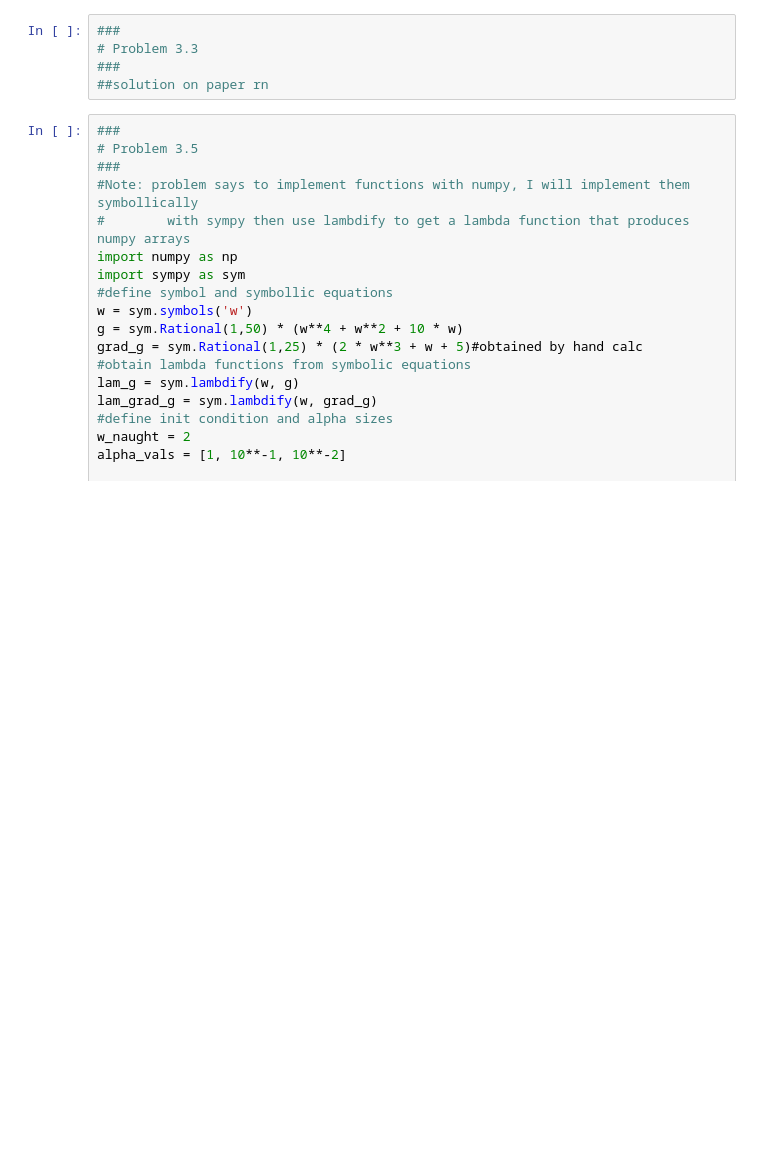
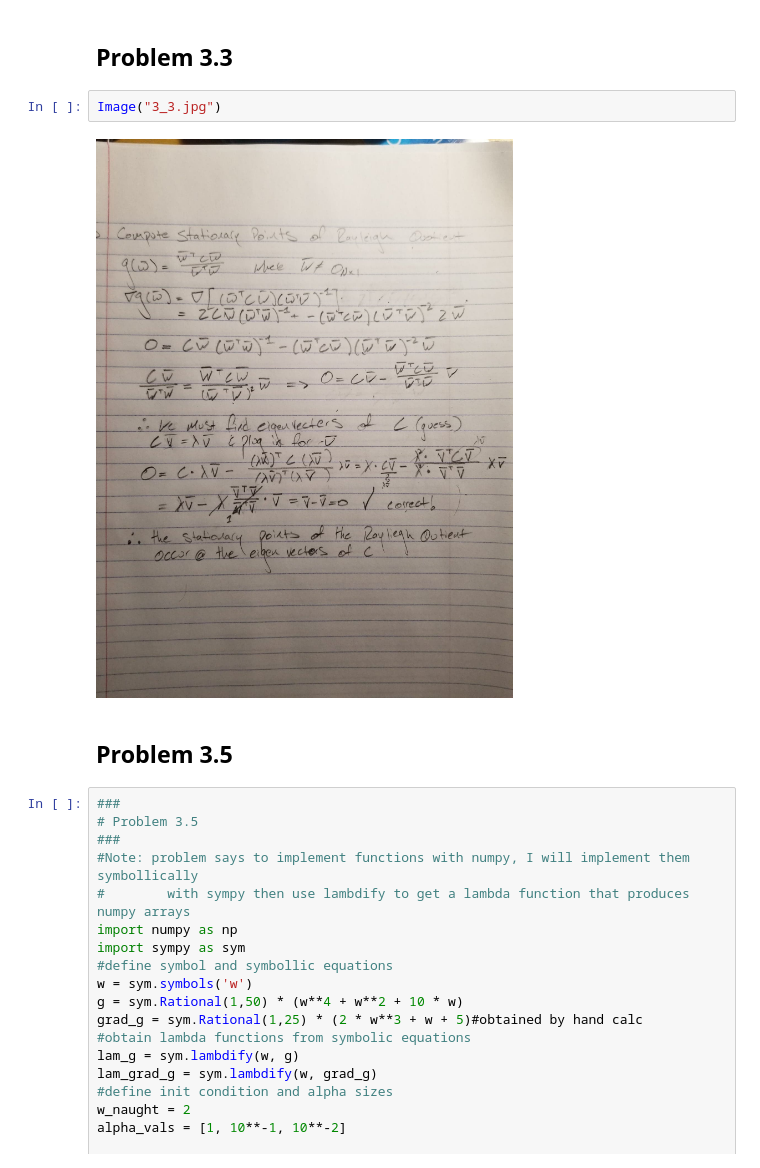
Before and after one commit to JCohner/spring2020, a Jupyter notebook: MLFAA/hw1/homework1.ipynb, the cells around one changed output. Drawn from its saved outputs; the diff is of its cells as text; blank space fills up the shorter version.

```diff
--- a/MLFAA/hw1/homework1.ipynb
+++ b/MLFAA/hw1/homework1.ipynb
@@ -86,11 +93,14 @@ plt.show()
 # %% [output]
 [interactive output not drawn]
 [interactive output not drawn]
-# %%
-###
-# Problem 3.3
-###
-##solution on paper rn
+# %% [markdown]
+## Problem 3.3
+# %%
+Image("3_3.jpg")
+# %% [output]
+[figure, added]
+# %% [markdown]
+## Problem 3.5
 # %%
 ###
 # Problem 3.5
```
Also changed, not shown: parts of 11 cells of this notebook, 3 other files.
